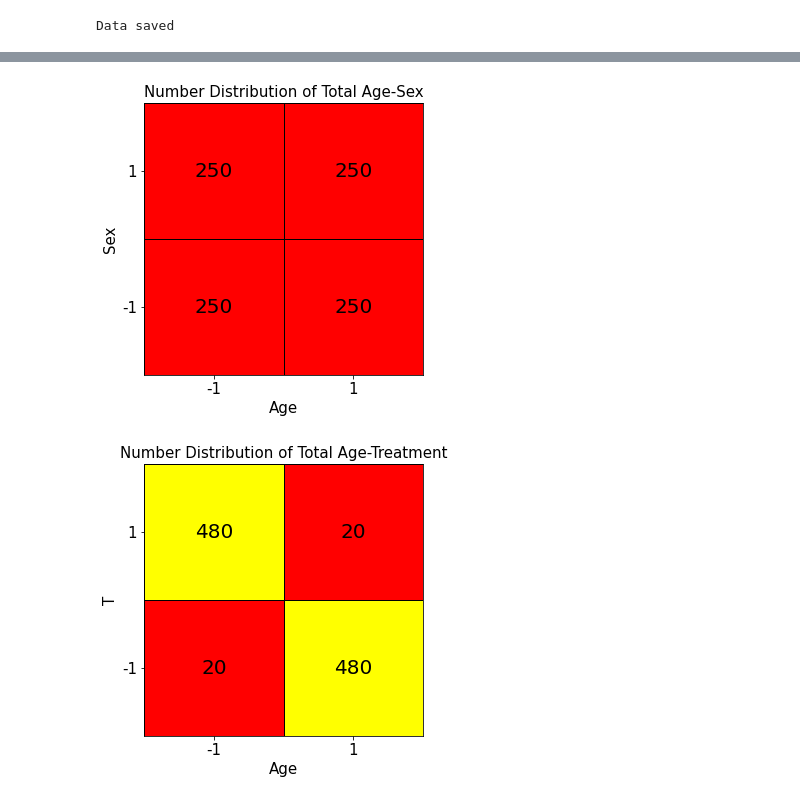
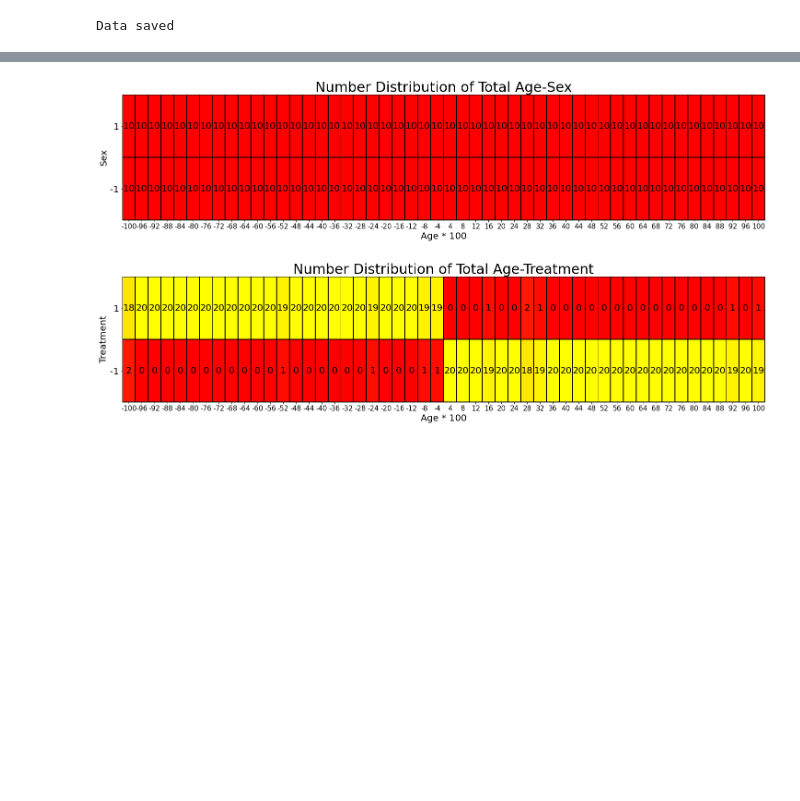
Before and after one commit to neko2048/counterfactual, a Jupyter notebook: DataGenerate_Fin.ipynb, the cells around one changed output, grey strips where cells are left out. Drawn from its saved outputs; the diff is of its cells as text; code cells hidden in the pictures; blank space fills up the shorter version.

```diff
--- a/DataGenerate_Fin.ipynb
+++ b/DataGenerate_Fin.ipynb
@@ -12,10 +11,10 @@ from src.dataGenerator import DataGenerator
 # %%
 config = {
     "Nold": 500,
-    "oldTreatRate": 0.04,
+    "oldTreatRate": 0.012,
 
     "Nyoung": 500,
-    "youngTreatRate": 0.96
+    "youngTreatRate": 1-0.012
 }
 dataGenerator = DataGenerator(config)
 Nold = config["Nold"]
@@ -71,10 +73,10 @@ oldAge = dataGenerator.getAge(ageType=1)
 # %%
-oldData = np.vstack((oldT, oldAge, oldSex)).T
+oldData = np.vstack((oldT, oldAge, oldAgeTag, oldSex)).T
 oldData = pd.DataFrame(oldData)
-oldData = oldData.rename(columns={0:'T', 1:'Age', 2:'Sex'})
+oldData = oldData.rename(columns={0:'T', 1:'Age', 2:'AgeTag', 3:'Sex'})
 oldData = oldData.sample(frac=1)
 
-youngData = np.vstack((youngT, youngAge, youngSex)).T
+youngData = np.vstack((youngT, youngAge, youngAgeTag, youngSex)).T
 youngData = pd.DataFrame(youngData)
-youngData = youngData.rename(columns={0:'T', 1:'Age', 2:'Sex'})
+youngData = youngData.rename(columns={0:'T', 1:'Age', 2:'AgeTag', 3:'Sex'})
 youngData = youngData.sample(frac=1)
@@ -220,11 +227,35 @@ if doDraw:
+# %%
+countGrid = countNumber(totalData, 'Age', 'Sex')
+fig, axs = plt.subplots(1, 1, figsize=(25, 5))
+plt.pcolormesh(countGrid.T, cmap="autumn", edgecolors='black')
+for i in range(countGrid.shape[0]):
+    for j in range(countGrid.shape[1]):
+        plt.text(i+0.5, j+0.5, int(countGrid[i, j]), va="center", ha="center", size=20)
+plt.xlabel('Age * 100', fontsize=20)
+plt.ylabel('Sex', fontsize=20)
+plt.xticks([x+0.5 for x in range(len(np.unique(totalData['Age'])))], [str(int(x*100)) for x in np.unique(totalData['Age'])], fontsize=15)
+plt.yticks([0.5, 1.5], [str(int(x)) for x in np.unique(totalData['Sex'])], fontsize=20)
+if True:
+    plt.title("Number Distribution of Total Age-Sex", fontsize=30)
+plt.show()
+# %% [output]
+[figure, added]
 # %%
-# ========== draw overall Age-Sex & Age-Treatment ==========
-if doDraw:
-    drawGrid(totalData, 'Age', 'Sex', title="Number Distribution of Total Age-Sex")
-    drawGrid(totalData, 'Age', 'T', title="Number Distribution of Total Age-Treatment")
+countGrid = countNumber(totalData, 'Age', 'T')
+fig, axs = plt.subplots(1, 1, figsize=(25, 5))
+plt.pcolormesh(countGrid.T, cmap="autumn", edgecolors='black')
+for i in range(countGrid.shape[0]):
+    for j in range(countGrid.shape[1]):
+        plt.text(i+0.5, j+0.5, int(countGrid[i, j]), va="center", ha="center", size=20)
+plt.xlabel('Age * 100', fontsize=20)
+plt.ylabel('Treatment', fontsize=20)
+plt.xticks([x+0.5 for x in range(len(np.unique(totalData['Age'])))], [str(int(x*100)) for x in np.unique(totalData['Age'])], fontsize=15)
+plt.yticks([0.5, 1.5], [str(int(x)) for x in np.unique(totalData['Sex'])], fontsize=20)
+if True:
+    plt.title("Number Distribution of Total Age-Treatment", fontsize=30)
+plt.show()
 # %% [output]
-[figure, old version]
+[figure, new version]
-[figure, removed]
 # %%
 def drawOutcomesVersusRandom(data, yType, title):
     uniqueOutcome, countUnique = np.unique(data['yo'+yType], return_counts=True)
```
Also changed, not shown: parts of 12 cells of this notebook, 5 other files.
